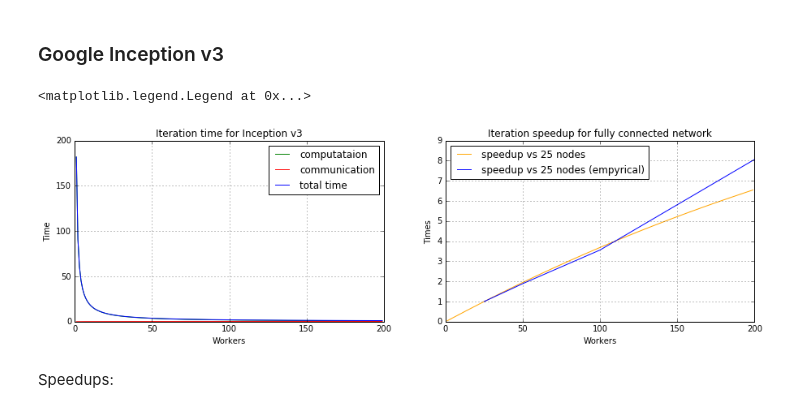
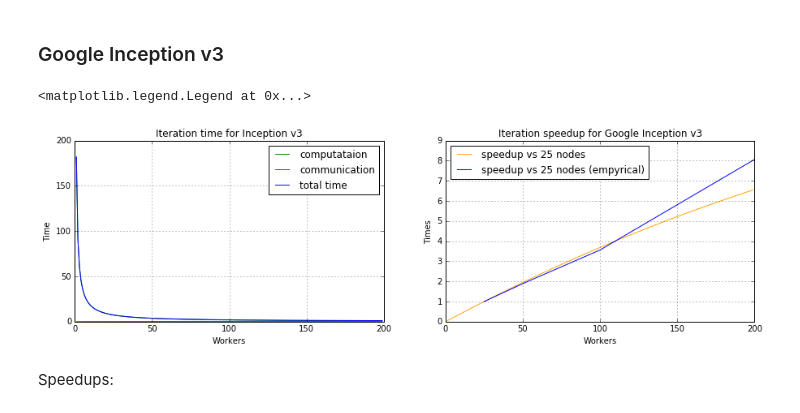
Before and after one commit to avulanov/scalability, a Jupyter notebook: deep-learning.ipynb, the cells around one changed output. Saved outputs shown, nothing was run; the diff lists cells and outputs as text; code cells hidden in the pictures.

```diff
--- a/deep-learning.ipynb
+++ b/deep-learning.ipynb
@@ -230,35 +258,35 @@ b = 56E9
 n = np.arange(1, 200)
 r = np.arange(2, 200)
 tcpData = np.vectorize(tcp)(n, flops, p)
 tcmData = np.vectorize(tcm)(n, weights, b)
 tData = np.vectorize(t)(n, weights, flops, b, p)
 plt.figure(1, figsize=(15, 4))
 plt.subplot(121)
 ax = plt.gca()
 ax.grid(True)
 leg1, = plt.plot(n,tcpData, color="green", label='computataion')
 leg2, = plt.plot(n,tcmData, color="red", label='communication')
 leg3, = plt.plot(n, tData, color="blue", label='total time')
 plt.ylabel("Time")
 plt.xlabel("Workers")
 plt.title("Iteration time for Inception v3")
 plt.legend(handles=[leg1, leg2, leg3])
 # speedup plot
 plt.subplot(122)
 ax = plt.gca()
 ax.grid(True)
 sData = np.vectorize(s)(25, n, weights, flops, b, p)
 srData = np.vectorize(sr)(r, weights, flops, b, p)
 paperData = [1, 2, 3]
 leg1, = plt.plot(n,sData, color="orange", label='speedup vs 25 nodes')
 leg2, = plt.plot([25, 50, 100, 200], [1, 1.89, 3.56, 8.06], color="blue", label='speedup vs 25 nodes (empyrical)')
 plt.ylabel("Times")
 plt.xlabel("Workers")
-plt.title("Iteration speedup for fully connected network")
+plt.title("Iteration speedup for Google Inception v3")
 plt.legend(handles=[leg1, leg2], loc=2)
 # %% [output]
 <matplotlib.legend.Legend at 0x...>
-[figure, old version]
+[figure, new version]
 # %% [markdown]
 Speedups:
 # %%
```
Also changed, not shown: parts of 4 cells of this notebook.
